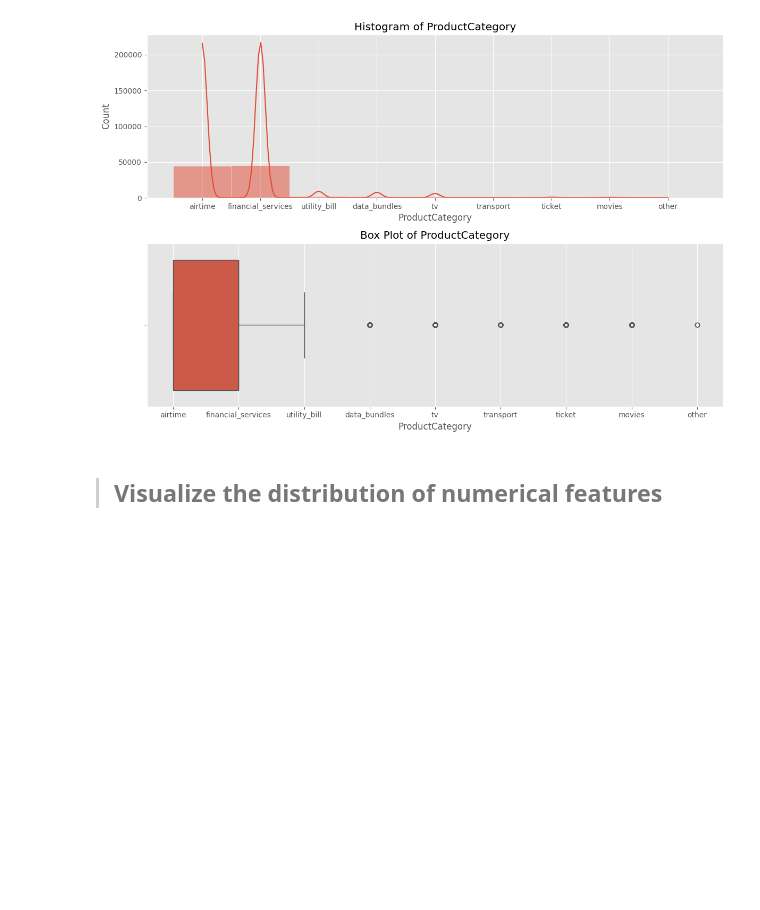
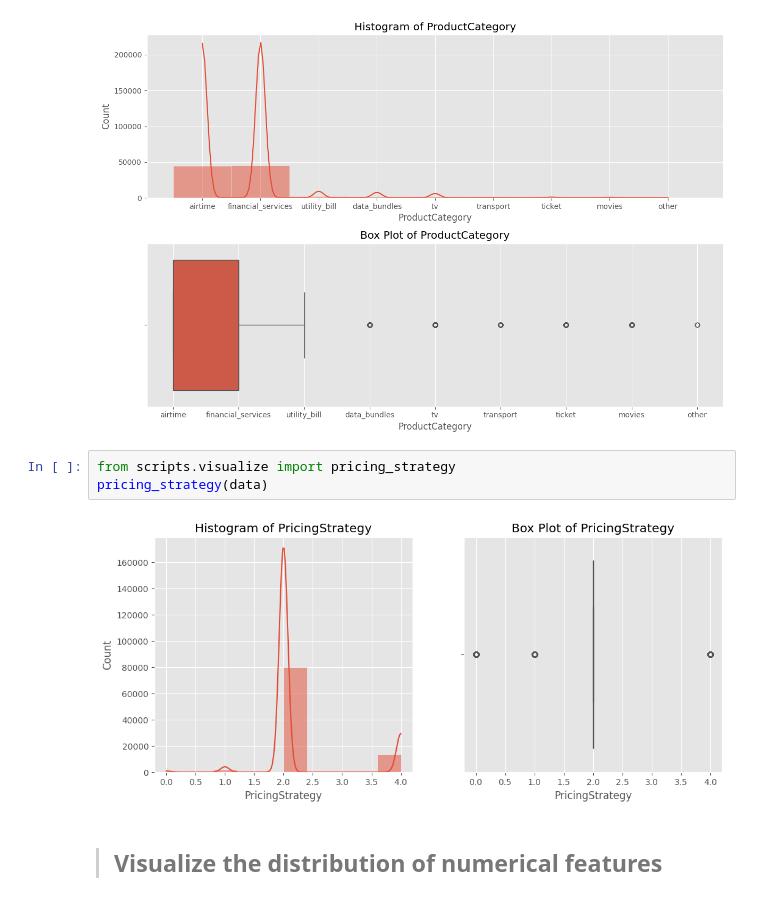
Before and after one commit to hanaDemma/Credit-Scoring_and_Risk-Analysis-week-6, a Jupyter notebook: notebooks/exploratory_analysis.ipynb, the cells around one changed output. Cells and saved outputs as stored; diff of their text form; blank space fills up the shorter version.

Commit message:
add pricing strategy plot

```diff
--- a/notebooks/exploratory_analysis.ipynb
+++ b/notebooks/exploratory_analysis.ipynb
@@ -189,6 +189,11 @@ from scripts.visualize import plot_product_category
 plot_product_category(data)
 # %% [output]
 [figure]
+# %%
+from scripts.visualize import pricing_strategy
+pricing_strategy(data)
+# %% [output]
+[figure, added]
 # %% [markdown]
 > ## Visualize the distribution of numerical features
 # %%
```
Also changed, not shown: 1 other file.
